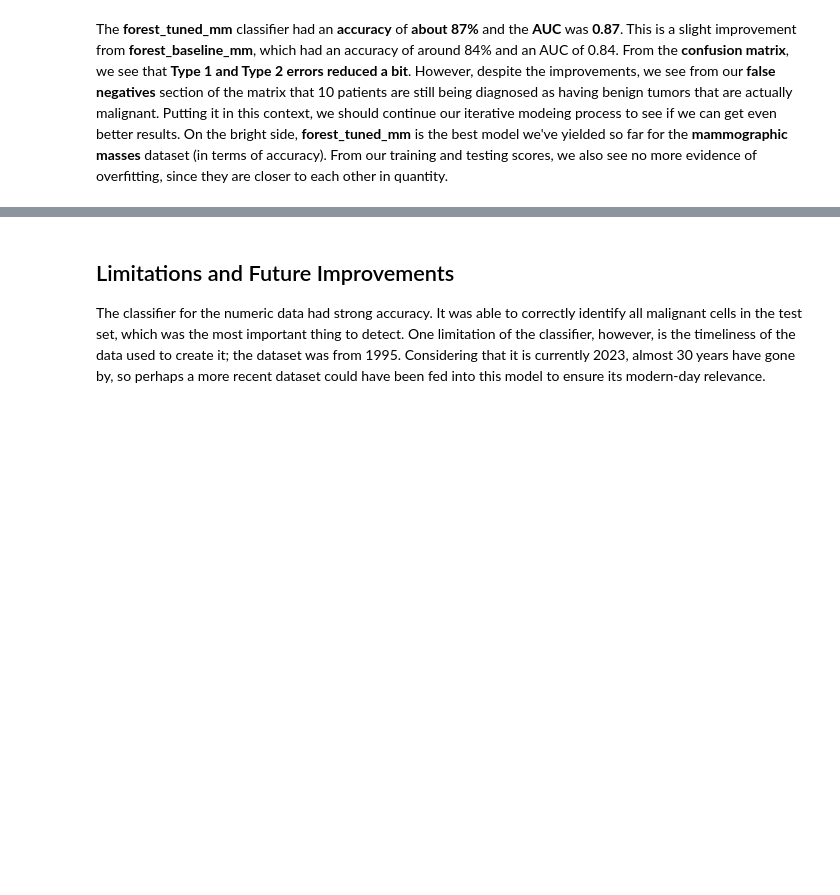
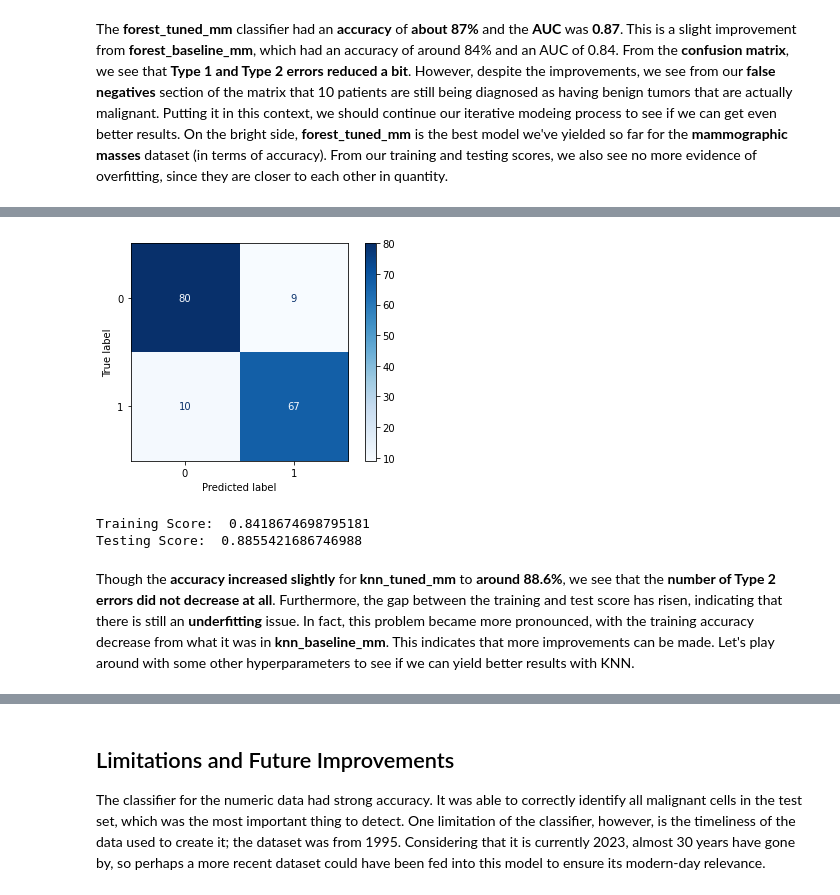
Before and after one commit to jbenedito99/Breast-Cancer-Classification, a Jupyter notebook: notebook.ipynb, the cells around one changed output, grey strips where cells are left out. Saved outputs shown, nothing was run; the diff lists cells and outputs as text; code cells hidden in the pictures; blank space fills up the shorter version.

```diff
--- a/notebook.ipynb
+++ b/notebook.ipynb
@@ -958,0 +1042,11 @@ Keras model; went a step further for this dataset because we haven't yielded an
+# %%
+# creating hypertuned kNN model
+
+# instantiate KNeighborsClassifier with n_neighbors=7
+knn_tuned_mm = KNeighborsClassifier(n_neighbors=7)
+
+# fit classifier on training data
+knn_tuned_mm.fit(X_train_mm_scaled, y_train_mm)
+
+# predict on the test set
+knn_tuned_mm_preds = knn_tuned_mm.predict(X_test_mm_scaled)
@@ -958,0 +1067,17 @@ Keras model; went a step further for this dataset because we haven't yielded an
+# %%
+# generate confusion matrix
+
+cnf_matrix = confusion_matrix(y_test_mm, knn_tuned_mm_preds)
+disp = ConfusionMatrixDisplay(confusion_matrix=cnf_matrix, display_labels=knn_tuned_mm.classes_)
+disp.plot(cmap=plt.cm.Blues);
+# %% [output]
+[figure, added]
+# %%
+# compare accuracy for training and test data using .score()
+print('Training Score: ', knn_tuned_mm.score(X_train_mm_scaled, y_train_mm))
+print('Testing Score: ', knn_tuned_mm.score(X_test_mm_scaled, y_test_mm))
+# %% [output]
+Training Score:  0.8418674698795181
+Testing Score:  0.8855421686746988
+# %% [markdown]
+Though the <b>accuracy increased slightly</b> for <b>knn_tuned_mm</b> to <b>around 88.6%</b>, we see that the <b>number of Type 2 errors did not decrease at all</b>. Furthermore, the gap between the training and test score has risen, indicating that there is still an <b>underfitting</b> issue. In fact, this problem became more pronounced, with the training accuracy decrease from what it was in <b>knn_baseline_mm</b>. This indicates that more improvements can be made. Let's play around with some other hyperparameters to see if we can yield better results with KNN.
```
Also changed, not shown: parts of 18 cells of this notebook.
